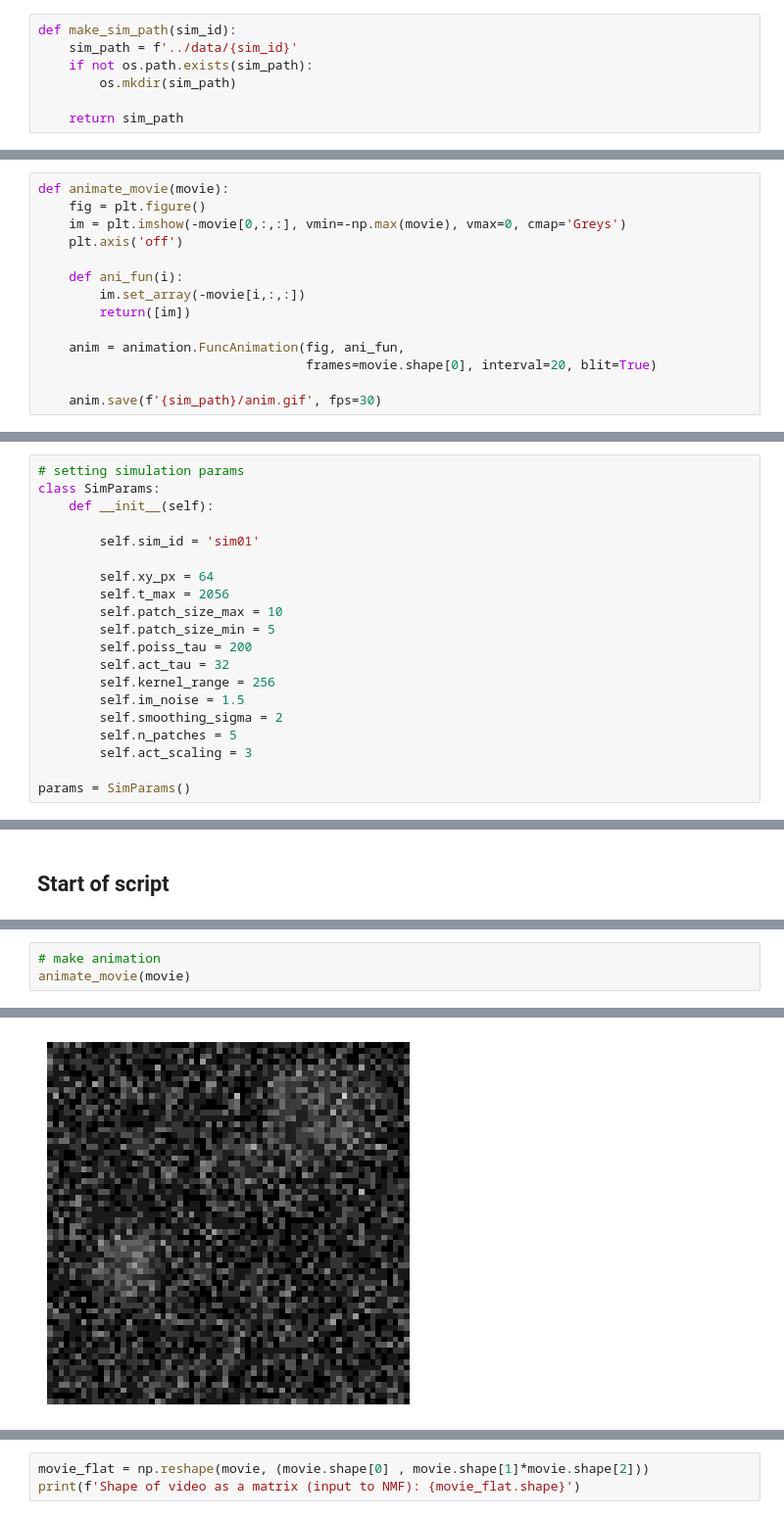
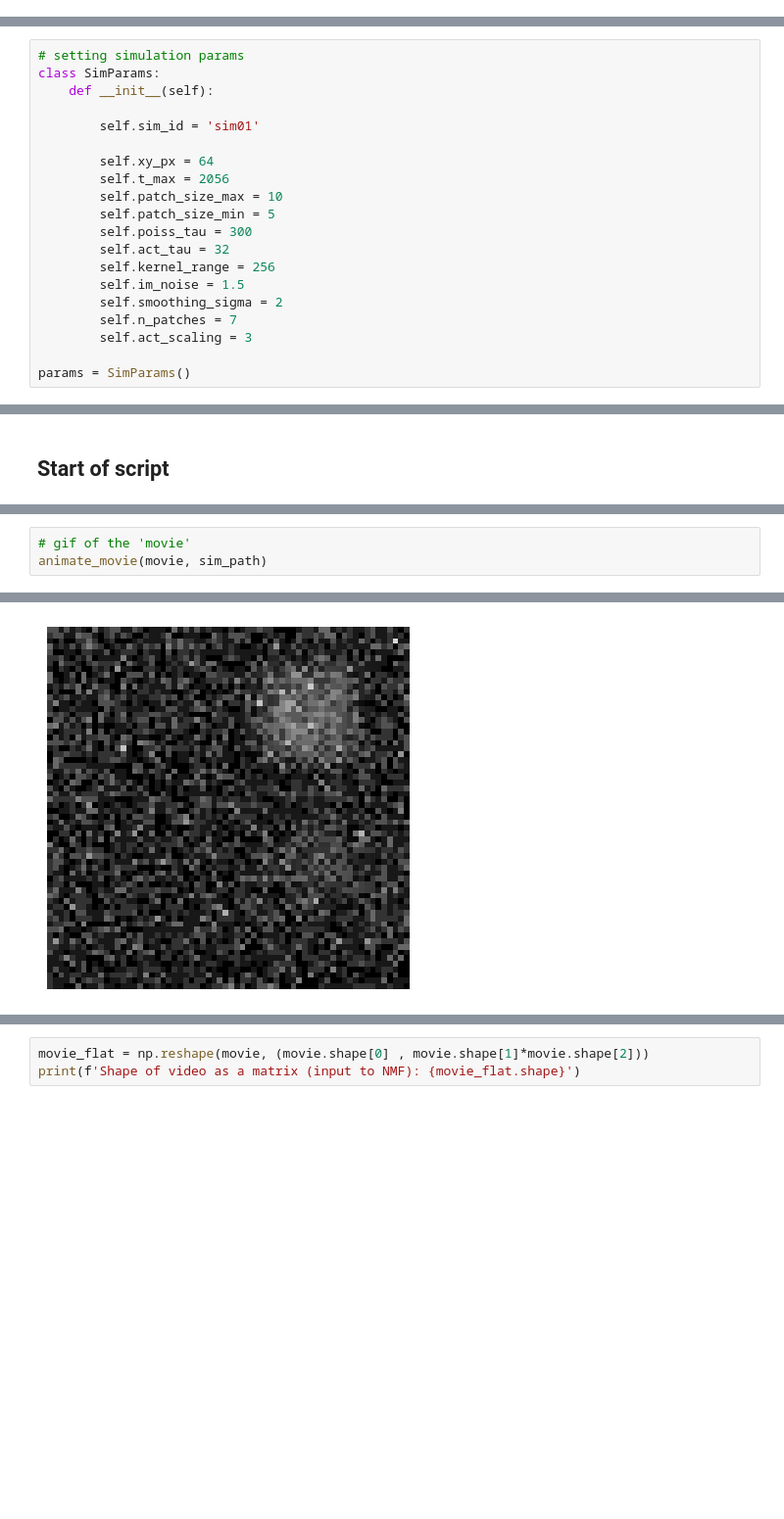
Before and after one commit to juremaj/barrel-patch_analysis, a Jupyter notebook: notebooks/nmf_simulations.ipynb, the cells around one changed output, grey strips where cells are left out. Shown at 98% size. Cells and saved outputs as stored; diff of their text form; blank space fills up the shorter version.

```diff
--- a/notebooks/nmf_simulations.ipynb
+++ b/notebooks/nmf_simulations.ipynb
@@ -30,7 +17,0 @@ from scipy.spatial.distance import cdist
-# %%
-def make_sim_path(sim_id):
-    sim_path = f'../data/{sim_id}'
-    if not os.path.exists(sim_path):
-        os.mkdir(sim_path)
-
-    return sim_path
@@ -164,15 +18 @@ def cv_nmf(r_max, step, replicates):
-# %%
-def animate_movie(movie):
-    fig = plt.figure()
-    im = plt.imshow(-movie[0,:,:], vmin=-np.max(movie), vmax=0, cmap='Greys')
-    plt.axis('off')
-
-    def ani_fun(i):
-        im.set_array(-movie[i,:,:])
-        return([im])
-
-    anim = animation.FuncAnimation(fig, ani_fun,
-                                   frames=movie.shape[0], interval=20, blit=True)
-
-    anim.save(f'{sim_path}/anim.gif', fps=30)
 # %% [markdown]
@@ -188,12 +28,12 @@ class SimParams:
         self.t_max = 2056
         self.patch_size_max = 10
         self.patch_size_min = 5
-        self.poiss_tau = 200
+        self.poiss_tau = 300
         self.act_tau = 32
         self.kernel_range = 256
         self.im_noise = 1.5
         self.smoothing_sigma = 2
-        self.n_patches = 5
+        self.n_patches = 7
         self.act_scaling = 3
 
 params = SimParams()
@@ -220,7 +63,7 @@ plot_roi_loading_time(truth_pxs, truth_ts, title='Ground truth')
 # %%
-# make animation
-animate_movie(movie)
+# gif of the 'movie'
+animate_movie(movie, sim_path)
 # %% [output]
 MovieWriter ffmpeg unavailable; using Pillow instead.
-[figure, old version]
+[figure, new version]
 # %% [markdown]
```
Also changed, not shown: parts of 28 cells of this notebook, 5 other files.
